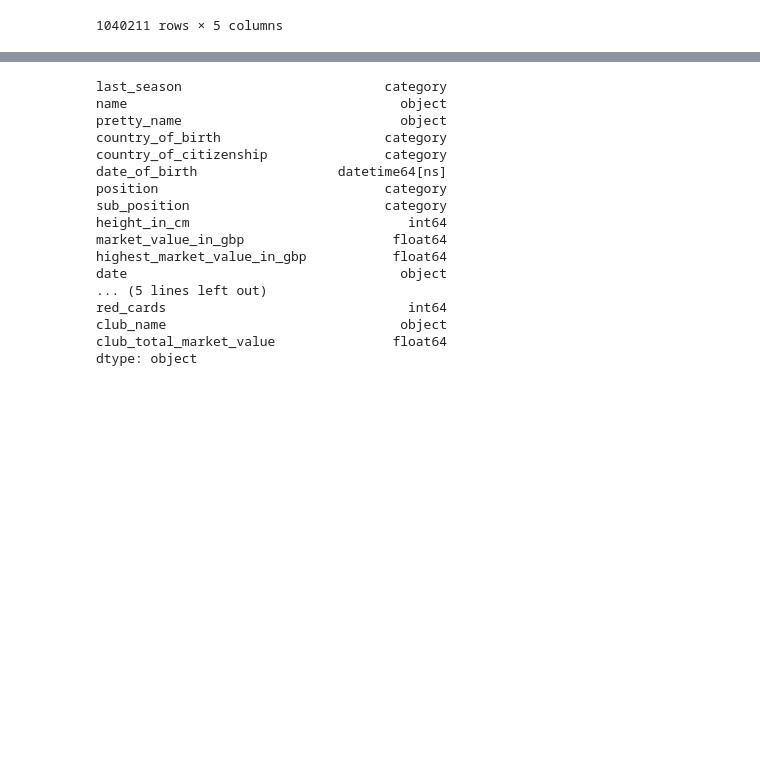
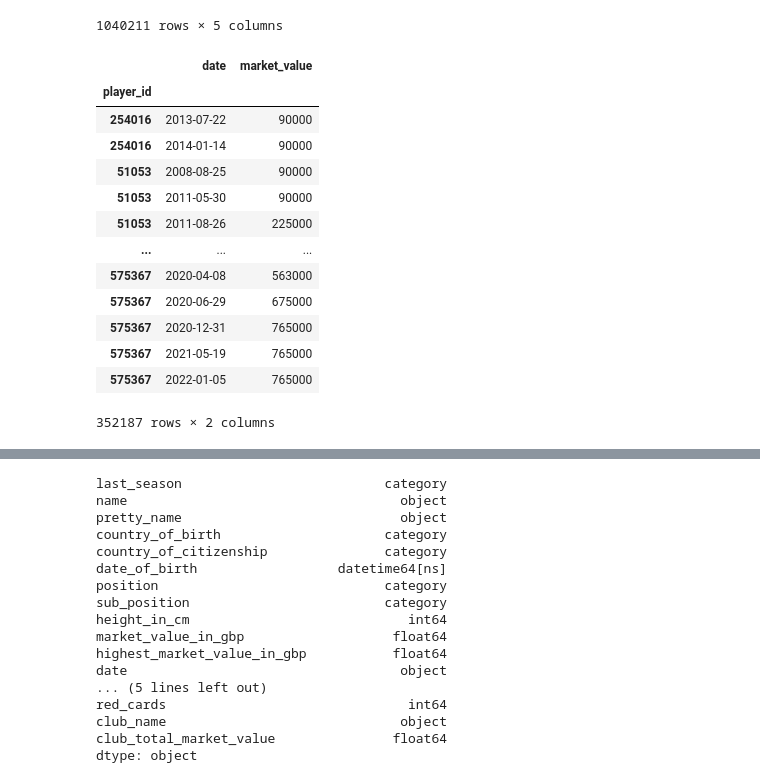
Before and after one commit to kade09/FifaMarketValueML, a Jupyter notebook: Checkpoint_group028.ipynb, the cells around one changed output, grey strips where cells are left out. Saved outputs shown, nothing was run; the diff lists cells and outputs as text; code cells hidden in the pictures; blank space fills up the shorter version.

```diff
--- a/Checkpoint_group028.ipynb
+++ b/Checkpoint_group028.ipynb
@@ -109,7 +109,7 @@ data = {
         file,
         engine = 'c',
         low_memory = True,
-        #memory_map = True, # set `False` to load into memory
+        memory_map = False, # set `False` to load into memory
         **kwargs
     ) for name, file, kwargs in [
         ('appearances', 'data/appearances.csv', {}),
@@ -184,6 +184,23 @@ data['appearances']
 1040211 rows × 5 columns
 # %%
 data['player_valuations'].set_index(['player_id'], inplace = True)
+
+data['player_valuations']
+# %% [output]
+|  | date | market_value |
+| player_id |  |  |
+| 254016 | 2013-07-22 | 90000 |
+| 254016 | 2014-01-14 | 90000 |
+| 51053 | 2008-08-25 | 90000 |
+| 51053 | 2011-05-30 | 90000 |
+| 51053 | 2011-08-26 | 225000 |
+| ... | ... | ... |
+| 575367 | 2020-04-08 | 563000 |
+| 575367 | 2020-06-29 | 675000 |
+| 575367 | 2020-12-31 | 765000 |
+| 575367 | 2021-05-19 | 765000 |
+| 575367 | 2022-01-05 | 765000 |
+352187 rows × 2 columns
 # %%
 data['players'] = data['players'].loc[
     :, ~data['players'].columns.isin([
```
Also changed, not shown: parts of 1 cell of this notebook.
